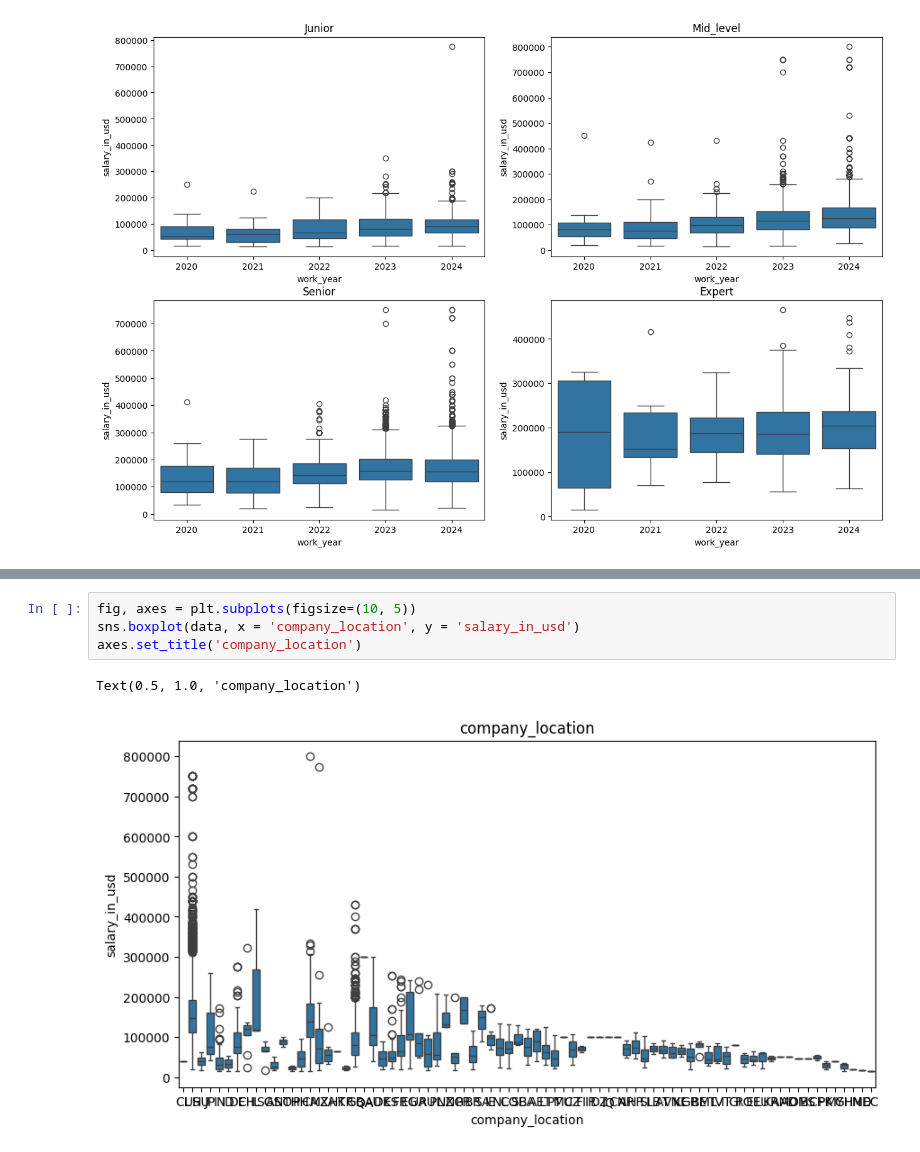
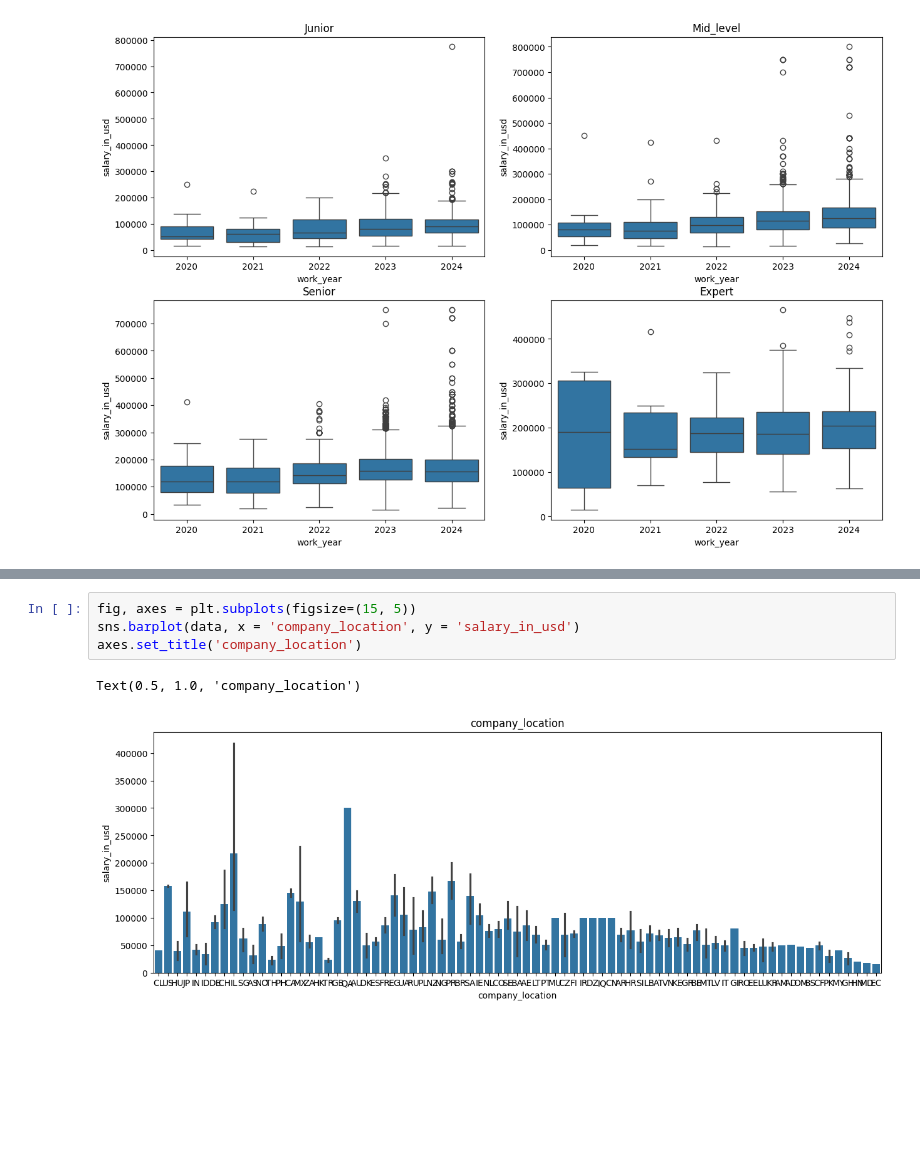
Before and after one commit to OnlySem/ITMO, a Jupyter notebook: задание_1.ipynb, the cells around one changed output, grey strips where cells are left out. Drawn from its saved outputs; the diff is of its cells as text; blank space fills up the shorter version.

```diff
--- a/задание_1.ipynb
+++ b/задание_1.ipynb
@@ -216,7 +219,7 @@ Text(0.5, 1.0, 'company_size')
 # %%
-fig, axes = plt.subplots(figsize=(10, 5))
-sns.boxplot(data, x = 'company_location', y = 'salary_in_usd')
+fig, axes = plt.subplots(figsize=(15, 5))
+sns.barplot(data, x = 'company_location', y = 'salary_in_usd')
 axes.set_title('company_location')
 # %% [output]
 Text(0.5, 1.0, 'company_location')
-[figure, old version]
+[figure, new version]
```
Also changed, not shown: parts of 7 cells of this notebook.
